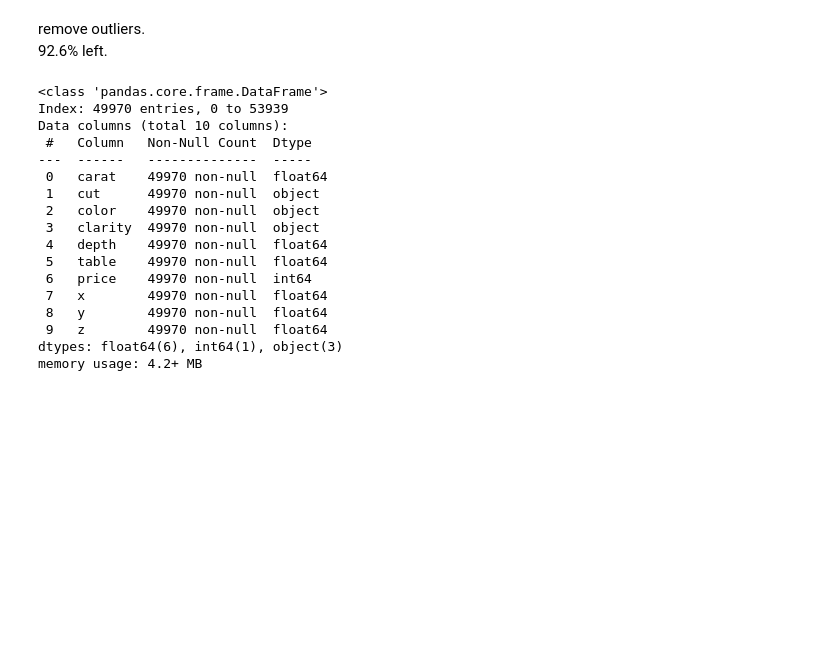
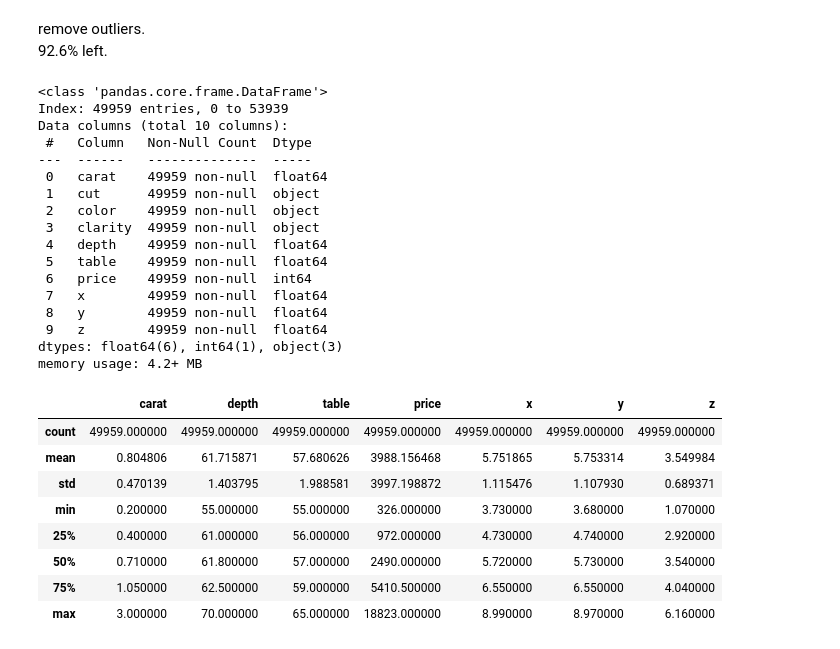
Before and after one commit to LLF00/datascience1, a Jupyter notebook: DS Project.ipynb, the cells around one changed output. Saved outputs shown, nothing was run; the diff lists cells and outputs as text; code cells hidden in the pictures; blank space fills up the shorter version.

```diff
--- a/DS Project.ipynb
+++ b/DS Project.ipynb
@@ -163,24 +163,36 @@ df = df[(df['depth'] >= 55) & (df['depth'] <= 70)]
 df = df[(df['table'] >= 55) & (df['table'] <= 65)]
 df = df[(df['x'] > 2) & (df['x'] <= 9)]
 df = df[(df['y'] > 2) & (df['y'] < 20)]
-df = df[df['z'] <= 10]
+df = df[(df['z'] <= 10) & (df['z'] > 0)]
 # %%
 df.info()
 # %% [output]
 <class 'pandas.core.frame.DataFrame'>
-Index: 49970 entries, 0 to 53939
+Index: 49959 entries, 0 to 53939
 Data columns (total 10 columns):
  #   Column   Non-Null Count  Dtype
 ---  ------   --------------  -----
- 0   carat    49970 non-null  float64
- 1   cut      49970 non-null  object
- 2   color    49970 non-null  object
- 3   clarity  49970 non-null  object
- 4   depth    49970 non-null  float64
- 5   table    49970 non-null  float64
- 6   price    49970 non-null  int64
- 7   x        49970 non-null  float64
- 8   y        49970 non-null  float64
- 9   z        49970 non-null  float64
+ 0   carat    49959 non-null  float64
+ 1   cut      49959 non-null  object
+ 2   color    49959 non-null  object
+ 3   clarity  49959 non-null  object
+ 4   depth    49959 non-null  float64
+ 5   table    49959 non-null  float64
+ 6   price    49959 non-null  int64
+ 7   x        49959 non-null  float64
+ 8   y        49959 non-null  float64
+ 9   z        49959 non-null  float64
 dtypes: float64(6), int64(1), object(3)
 memory usage: 4.2+ MB
+# %%
+df.describe()
+# %% [output]
+|  | carat | depth | table | price | x | y | z |
+| count | 49959.000000 | 49959.000000 | 49959.000000 | 49959.000000 | 49959.000000 | 49959.000000 | 49959.000000 |
+| mean | 0.804806 | 61.715871 | 57.680626 | 3988.156468 | 5.751865 | 5.753314 | 3.549984 |
+| std | 0.470139 | 1.403795 | 1.988581 | 3997.198872 | 1.115476 | 1.107930 | 0.689371 |
+| min | 0.200000 | 55.000000 | 55.000000 | 326.000000 | 3.730000 | 3.680000 | 1.070000 |
+| 25% | 0.400000 | 61.000000 | 56.000000 | 972.000000 | 4.730000 | 4.740000 | 2.920000 |
+| 50% | 0.710000 | 61.800000 | 57.000000 | 2490.000000 | 5.720000 | 5.730000 | 3.540000 |
+| 75% | 1.050000 | 62.500000 | 59.000000 | 5410.500000 | 6.550000 | 6.550000 | 4.040000 |
+| max | 3.000000 | 70.000000 | 65.000000 | 18823.000000 | 8.990000 | 8.970000 | 6.160000 |
```
